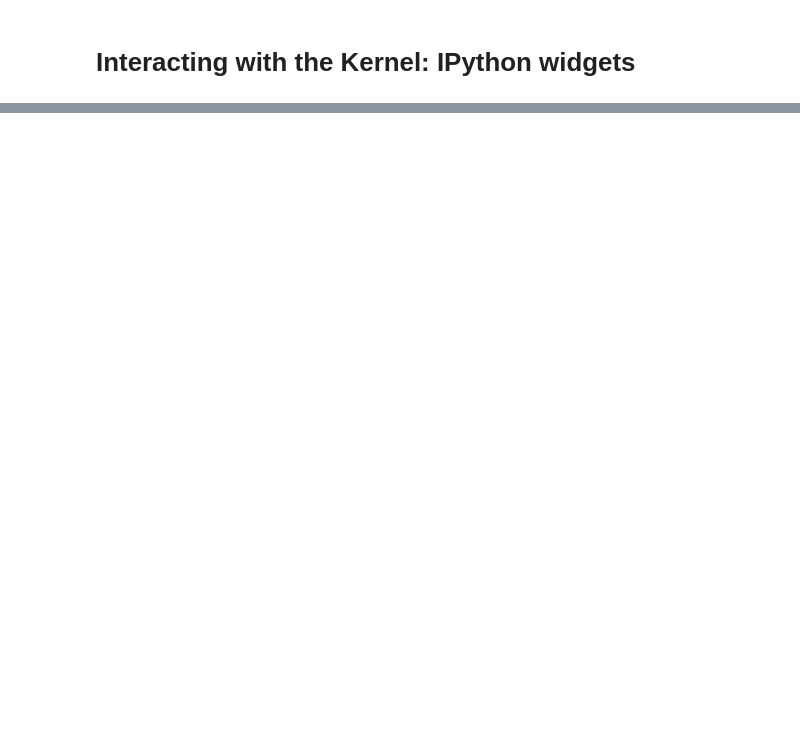
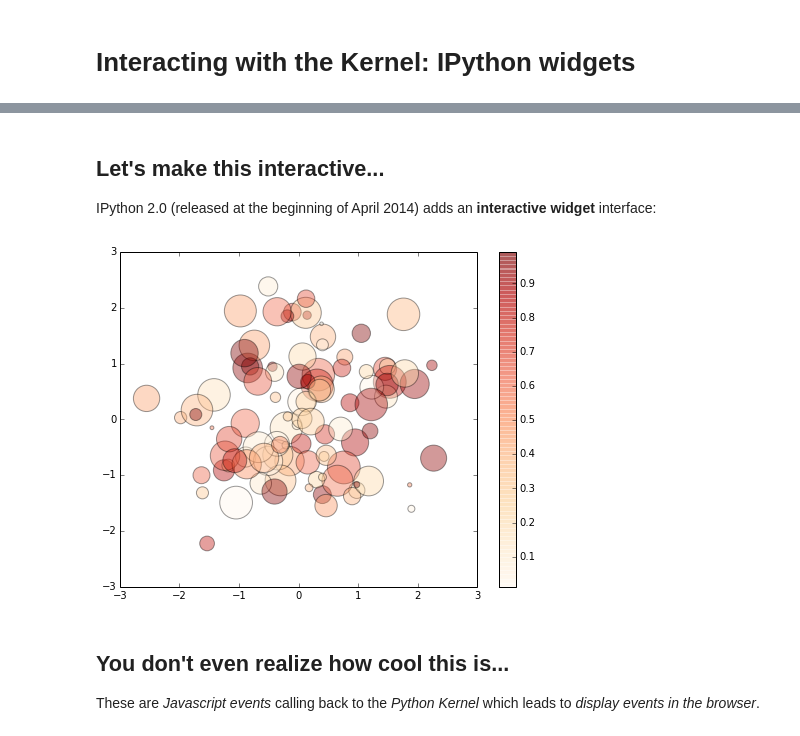
Before and after one commit to jakevdp/OpenVisConf2014, a Jupyter notebook: Interaction.ipynb, the cells around one changed output, grey strips where cells are left out. Cells and saved outputs as stored; diff of their text form; code cells hidden in the pictures; blank space fills up the shorter version.

Commit message:
add some interact stuff

```diff
--- a/Interaction.ipynb
+++ b/Interaction.ipynb
@@ -10,0 +30,15 @@ Importance of trial and error in vis
+# %% [markdown]
+## Let's make this interactive...
+
+IPython 2.0 (released at the beginning of April 2014) adds an **interactive widget** interface:
+# %%
+from IPython.html.widgets import interact
+
+colormaps = sorted(m for m in plt.cm.datad if not m.endswith("_r"))
+interact(draw_scatter, size=[0, 2000], alpha=[0.0, 1.0], cmap=colormaps);
+# %% [output]
+[figure, added]
+# %% [markdown]
+## You don't even realize how cool this is...
+
+These are *Javascript events* calling back to the *Python Kernel* which leads to *display events in the browser*.
```
Also changed, not shown: parts of 5 cells of this notebook, 1 other file.
